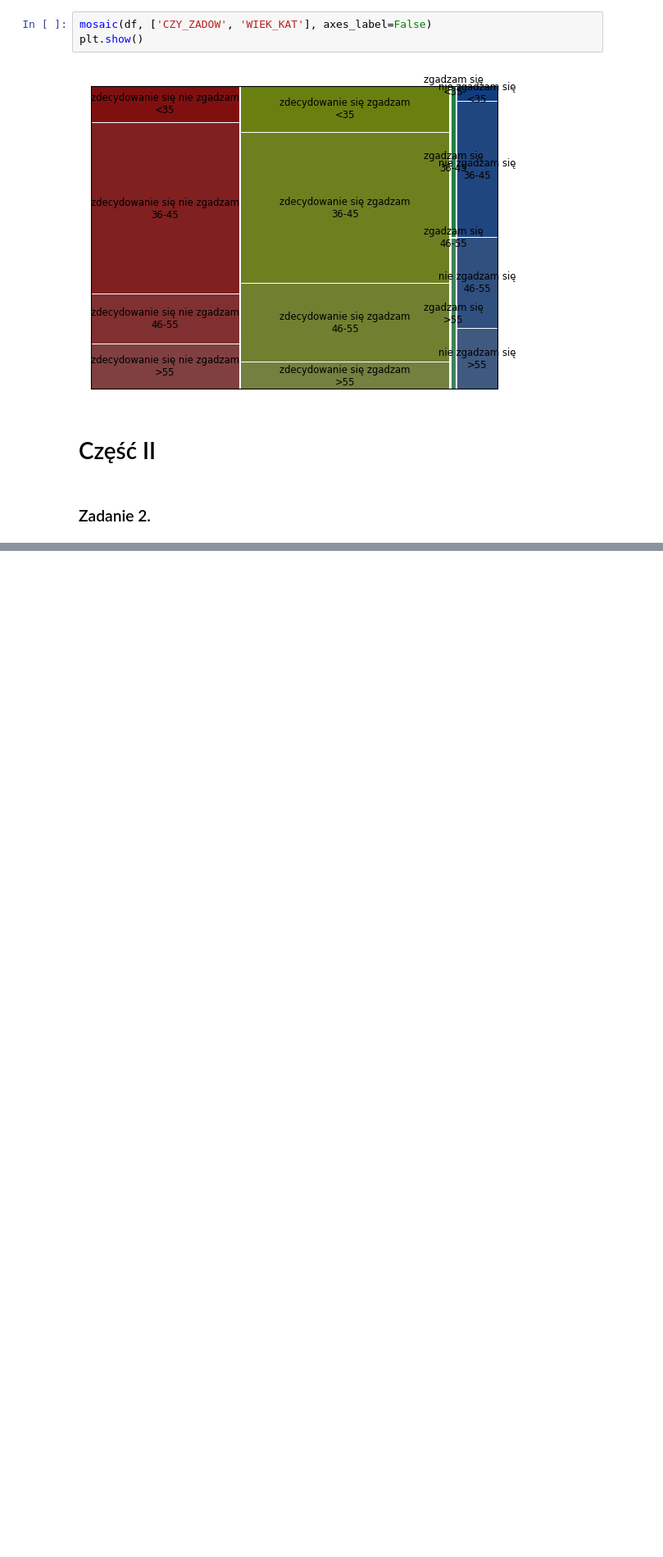
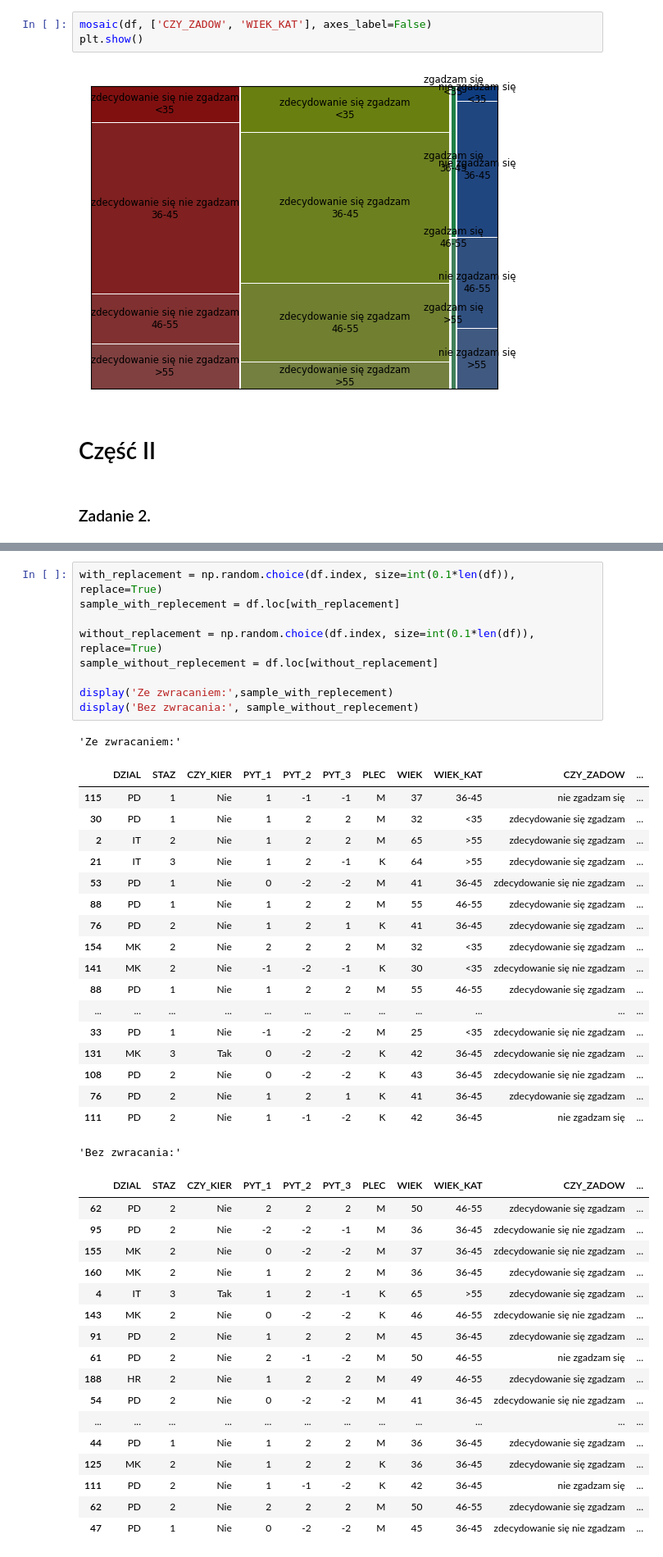
Before and after one commit to JKrempinska/ada, a Jupyter notebook: spr1/zadania.ipynb, the cells around one changed output, grey strips where cells are left out. Shown at 82% size. Drawn from its saved outputs; the diff is of its cells as text; blank space fills up the shorter version.

```diff
--- a/spr1/zadania.ipynb
+++ b/spr1/zadania.ipynb
@@ -286,0 +311,46 @@ alt.Chart(...)
+# %%
+with_replacement = np.random.choice(df.index, size=int(0.1*len(df)), replace=True)
+sample_with_replecement = df.loc[with_replacement]
+
+without_replacement = np.random.choice(df.index, size=int(0.1*len(df)), replace=True)
+sample_without_replecement = df.loc[without_replacement]
+
+display('Ze zwracaniem:',sample_with_replecement)
+display('Bez zwracania:', sample_without_replecement)
+# %% [output]
+'Ze zwracaniem:'
+|  | DZIAL | STAZ | CZY_KIER | PYT_1 | PYT_2 | PYT_3 | PLEC | WIEK | WIEK_KAT | CZY_ZADOW | ... |
+| 115 | PD | 1 | Nie | 1 | -1 | -1 | M | 37 | 36-45 | nie zgadzam się | ... |
+| 30 | PD | 1 | Nie | 1 | 2 | 2 | M | 32 | <35 | zdecydowanie się zgadzam | ... |
+| 2 | IT | 2 | Nie | 1 | 2 | 2 | M | 65 | >55 | zdecydowanie się zgadzam | ... |
+| 21 | IT | 3 | Nie | 1 | 2 | -1 | K | 64 | >55 | zdecydowanie się zgadzam | ... |
+| 53 | PD | 1 | Nie | 0 | -2 | -2 | M | 41 | 36-45 | zdecydowanie się nie zgadzam | ... |
+| 88 | PD | 1 | Nie | 1 | 2 | 2 | M | 55 | 46-55 | zdecydowanie się zgadzam | ... |
+| 76 | PD | 2 | Nie | 1 | 2 | 1 | K | 41 | 36-45 | zdecydowanie się zgadzam | ... |
+| 154 | MK | 2 | Nie | 2 | 2 | 2 | M | 32 | <35 | zdecydowanie się zgadzam | ... |
+| 141 | MK | 2 | Nie | -1 | -2 | -1 | K | 30 | <35 | zdecydowanie się nie zgadzam | ... |
+| 88 | PD | 1 | Nie | 1 | 2 | 2 | M | 55 | 46-55 | zdecydowanie się zgadzam | ... |
+| ... | ... | ... | ... | ... | ... | ... | ... | ... | ... | ... | ... |
+| 33 | PD | 1 | Nie | -1 | -2 | -2 | M | 25 | <35 | zdecydowanie się nie zgadzam | ... |
+| 131 | MK | 3 | Tak | 0 | -2 | -2 | K | 42 | 36-45 | zdecydowanie się nie zgadzam | ... |
+| 108 | PD | 2 | Nie | 0 | -2 | -2 | K | 43 | 36-45 | zdecydowanie się nie zgadzam | ... |
+| 76 | PD | 2 | Nie | 1 | 2 | 1 | K | 41 | 36-45 | zdecydowanie się zgadzam | ... |
+| 111 | PD | 2 | Nie | 1 | -1 | -2 | K | 42 | 36-45 | nie zgadzam się | ... |
+'Bez zwracania:'
+|  | DZIAL | STAZ | CZY_KIER | PYT_1 | PYT_2 | PYT_3 | PLEC | WIEK | WIEK_KAT | CZY_ZADOW | ... |
+| 62 | PD | 2 | Nie | 2 | 2 | 2 | M | 50 | 46-55 | zdecydowanie się zgadzam | ... |
+| 95 | PD | 2 | Nie | -2 | -2 | -1 | M | 36 | 36-45 | zdecydowanie się nie zgadzam | ... |
+| 155 | MK | 2 | Nie | 0 | -2 | -2 | M | 37 | 36-45 | zdecydowanie się nie zgadzam | ... |
+| 160 | MK | 2 | Nie | 1 | 2 | 2 | M | 36 | 36-45 | zdecydowanie się zgadzam | ... |
+| 4 | IT | 3 | Tak | 1 | 2 | -1 | K | 65 | >55 | zdecydowanie się zgadzam | ... |
+| 143 | MK | 2 | Nie | 0 | -2 | -2 | K | 46 | 46-55 | zdecydowanie się nie zgadzam | ... |
+| 91 | PD | 2 | Nie | 1 | 2 | 2 | M | 45 | 36-45 | zdecydowanie się zgadzam | ... |
+| 61 | PD | 2 | Nie | 2 | -1 | -2 | M | 50 | 46-55 | nie zgadzam się | ... |
+| 188 | HR | 2 | Nie | 1 | 2 | 2 | M | 49 | 46-55 | zdecydowanie się zgadzam | ... |
+| 54 | PD | 2 | Nie | 0 | -2 | -2 | M | 41 | 36-45 | zdecydowanie się nie zgadzam | ... |
+| ... | ... | ... | ... | ... | ... | ... | ... | ... | ... | ... | ... |
+| 44 | PD | 1 | Nie | 1 | 2 | 2 | M | 36 | 36-45 | zdecydowanie się zgadzam | ... |
+| 125 | MK | 2 | Nie | 1 | 2 | 2 | K | 36 | 36-45 | zdecydowanie się zgadzam | ... |
+| 111 | PD | 2 | Nie | 1 | -1 | -2 | K | 42 | 36-45 | nie zgadzam się | ... |
+| 62 | PD | 2 | Nie | 2 | 2 | 2 | M | 50 | 46-55 | zdecydowanie się zgadzam | ... |
+| 47 | PD | 1 | Nie | 0 | -2 | -2 | M | 45 | 36-45 | zdecydowanie się nie zgadzam | ... |
```
Also changed, not shown: parts of 4 cells of this notebook.
